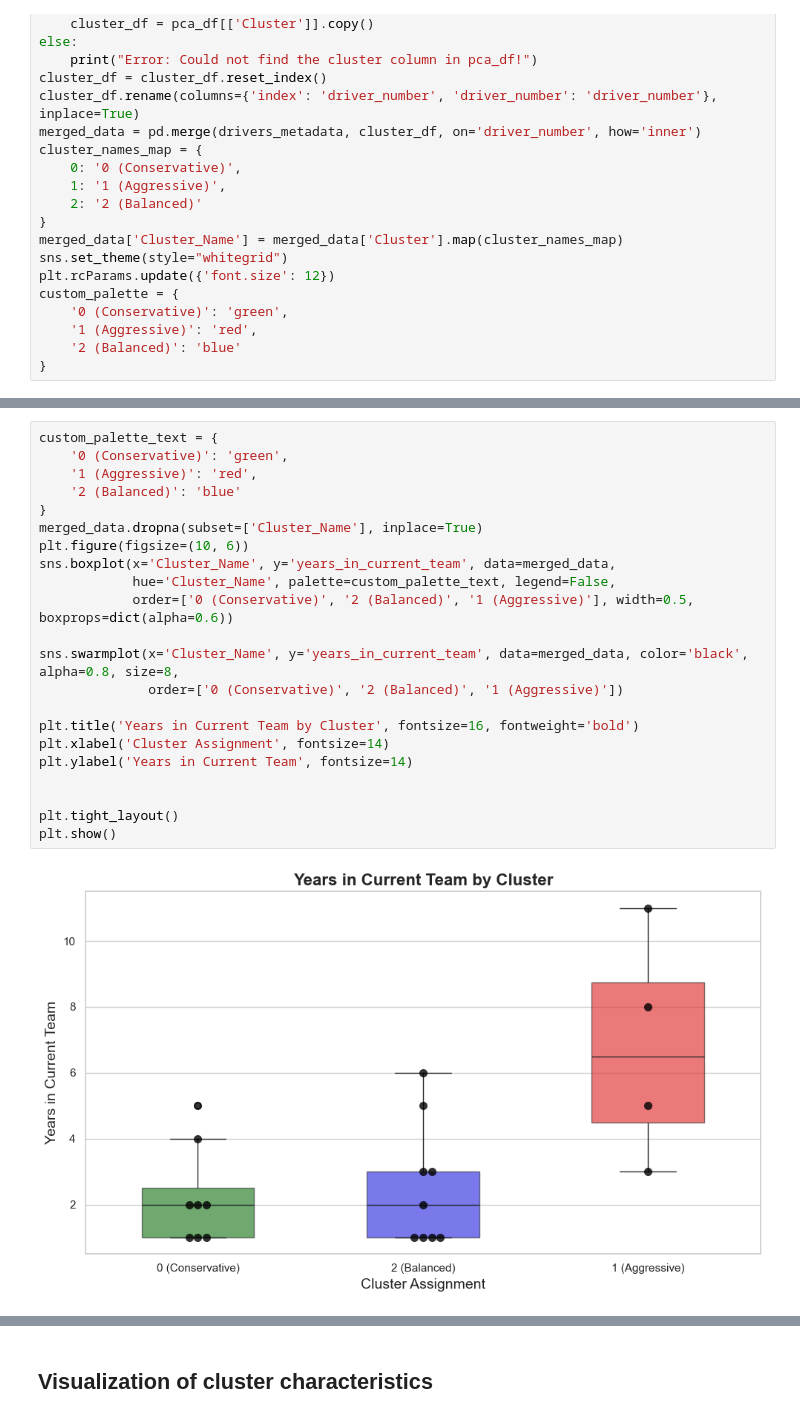
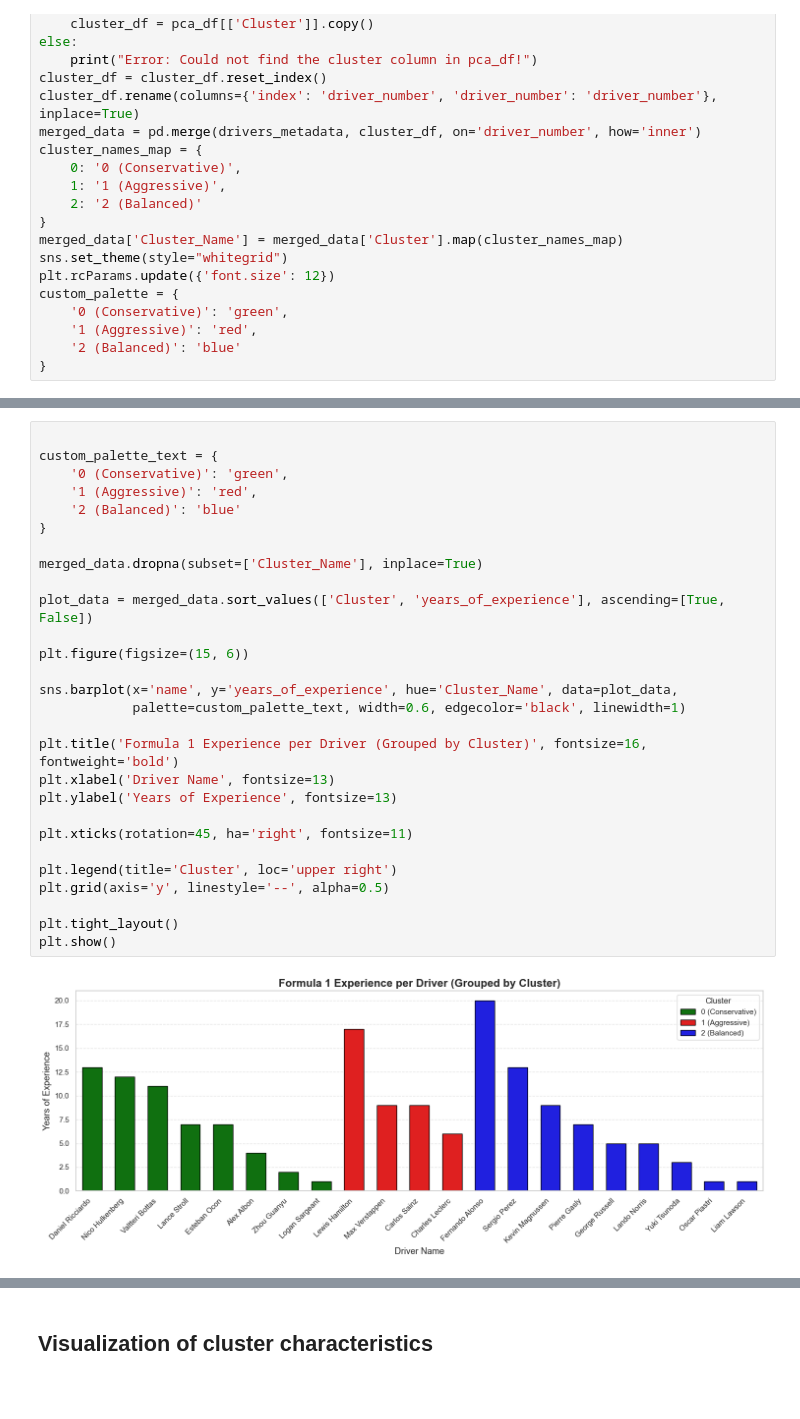
Before and after one commit to idobrenerm-gif/F1-Clustering-Project, a Jupyter notebook: finalproject - implementation.ipynb, the cells around one changed output, grey strips where cells are left out. Drawn from its saved outputs; the diff is of its cells as text; blank space fills up the shorter version.

```diff
--- a/finalproject - implementation.ipynb
+++ b/finalproject - implementation.ipynb
@@ -1283,24 +1235,30 @@ plt.show()
-# %%
-custom_palette_text = {
-    '0 (Conservative)': 'green',
-    '1 (Aggressive)': 'red',
-    '2 (Balanced)': 'blue'
-}
-merged_data.dropna(subset=['Cluster_Name'], inplace=True)
-plt.figure(figsize=(10, 6))
-sns.boxplot(x='Cluster_Name', y='years_in_current_team', data=merged_data,
-            hue='Cluster_Name', palette=custom_palette_text, legend=False,
-            order=['0 (Conservative)', '2 (Balanced)', '1 (Aggressive)'], width=0.5, boxprops=dict(alpha=0.6))
-
-sns.swarmplot(x='Cluster_Name', y='years_in_current_team', data=merged_data, color='black', alpha=0.8, size=8,
-              order=['0 (Conservative)', '2 (Balanced)', '1 (Aggressive)'])
-
-plt.title('Years in Current Team by Cluster', fontsize=16, fontweight='bold')
-plt.xlabel('Cluster Assignment', fontsize=14)
-plt.ylabel('Years in Current Team', fontsize=14)
-
-
-plt.tight_layout()
-plt.show()
-# %% [output]
-[figure, removed]
+# %%
+
+custom_palette_text = {
+    '0 (Conservative)': 'green',
+    '1 (Aggressive)': 'red',
+    '2 (Balanced)': 'blue'
+}
+
+merged_data.dropna(subset=['Cluster_Name'], inplace=True)
+
+plot_data = merged_data.sort_values(['Cluster', 'years_of_experience'], ascending=[True, False])
+
+plt.figure(figsize=(15, 6))
+
+sns.barplot(x='name', y='years_of_experience', hue='Cluster_Name', data=plot_data,
+            palette=custom_palette_text, width=0.6, edgecolor='black', linewidth=1)
+
+plt.title('Formula 1 Experience per Driver (Grouped by Cluster)', fontsize=16, fontweight='bold')
+plt.xlabel('Driver Name', fontsize=13)
+plt.ylabel('Years of Experience', fontsize=13)
+
+plt.xticks(rotation=45, ha='right', fontsize=11)
+
+plt.legend(title='Cluster', loc='upper right')
+plt.grid(axis='y', linestyle='--', alpha=0.5)
+
+plt.tight_layout()
+plt.show()
+# %% [output]
+[figure, added]
```
Also changed, not shown: parts of 5 cells of this notebook, 1 other file.
